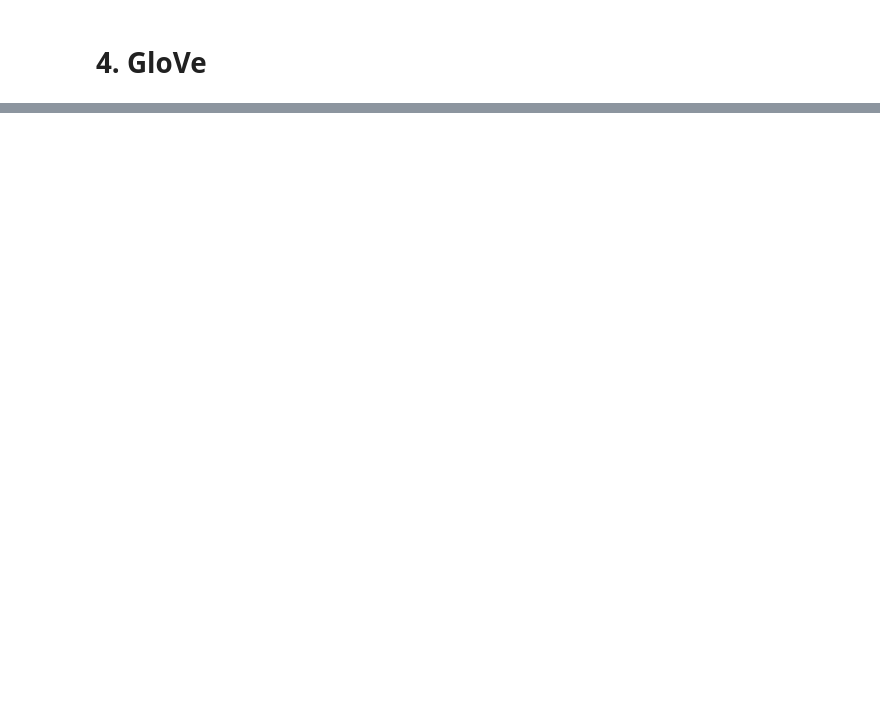
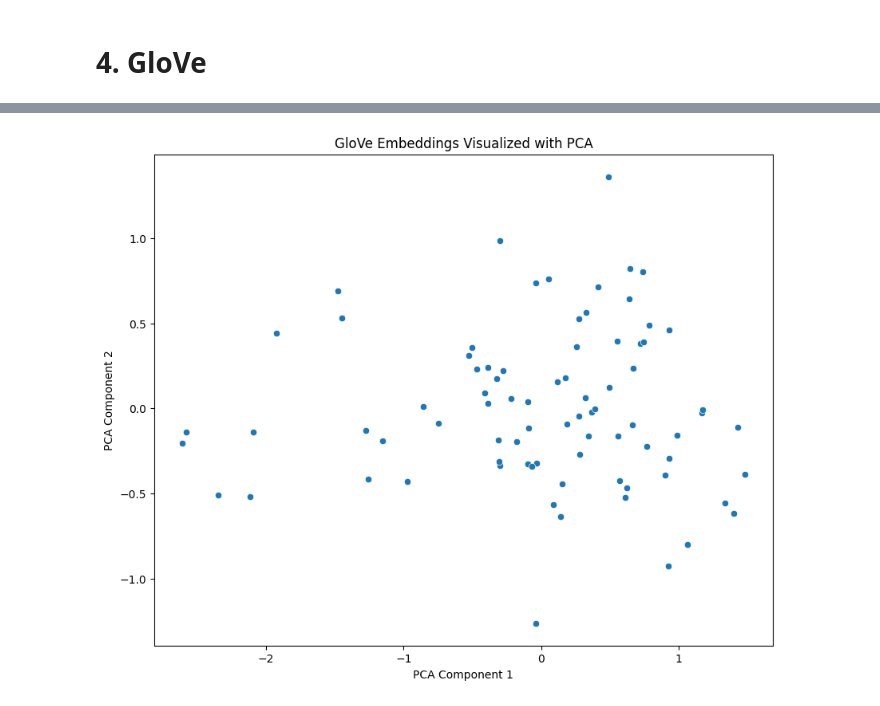
Before and after one commit to WahyuKhairi06/TextMining_WahyuKhairi_2311531009, a Jupyter notebook: Tugas_2_Text_mining.ipynb, the cells around one changed output, grey strips where cells are left out. Cells and saved outputs as stored; diff of their text form; code cells hidden in the pictures; blank space fills up the shorter version.

```diff
--- a/Tugas_2_Text_mining.ipynb
+++ b/Tugas_2_Text_mining.ipynb
@@ -150,0 +289,25 @@ for i in range(min(5, len(df))):
+# %%
+from sklearn.decomposition import PCA
+import matplotlib.pyplot as plt
+import seaborn as sns
+
+# Get the GloVe embeddings
+glove_vectors = df['glove_embeddings'].tolist()
+
+# Apply PCA to reduce dimensions to 2
+pca = PCA(n_components=2)
+glove_pca = pca.fit_transform(glove_vectors)
+
+# Create a DataFrame for the 2D vectors
+glove_pca_df = pd.DataFrame(glove_pca, columns=['pca1', 'pca2'])
+
+# Plot the results
+plt.figure(figsize=(10, 8))
+sns.scatterplot(x='pca1', y='pca2', data=glove_pca_df)
+
+plt.title('GloVe Embeddings Visualized with PCA')
+plt.xlabel('PCA Component 1')
+plt.ylabel('PCA Component 2')
+plt.show()
+# %% [output]
+[figure, added]
```
Also changed, not shown: parts of 14 cells of this notebook.
